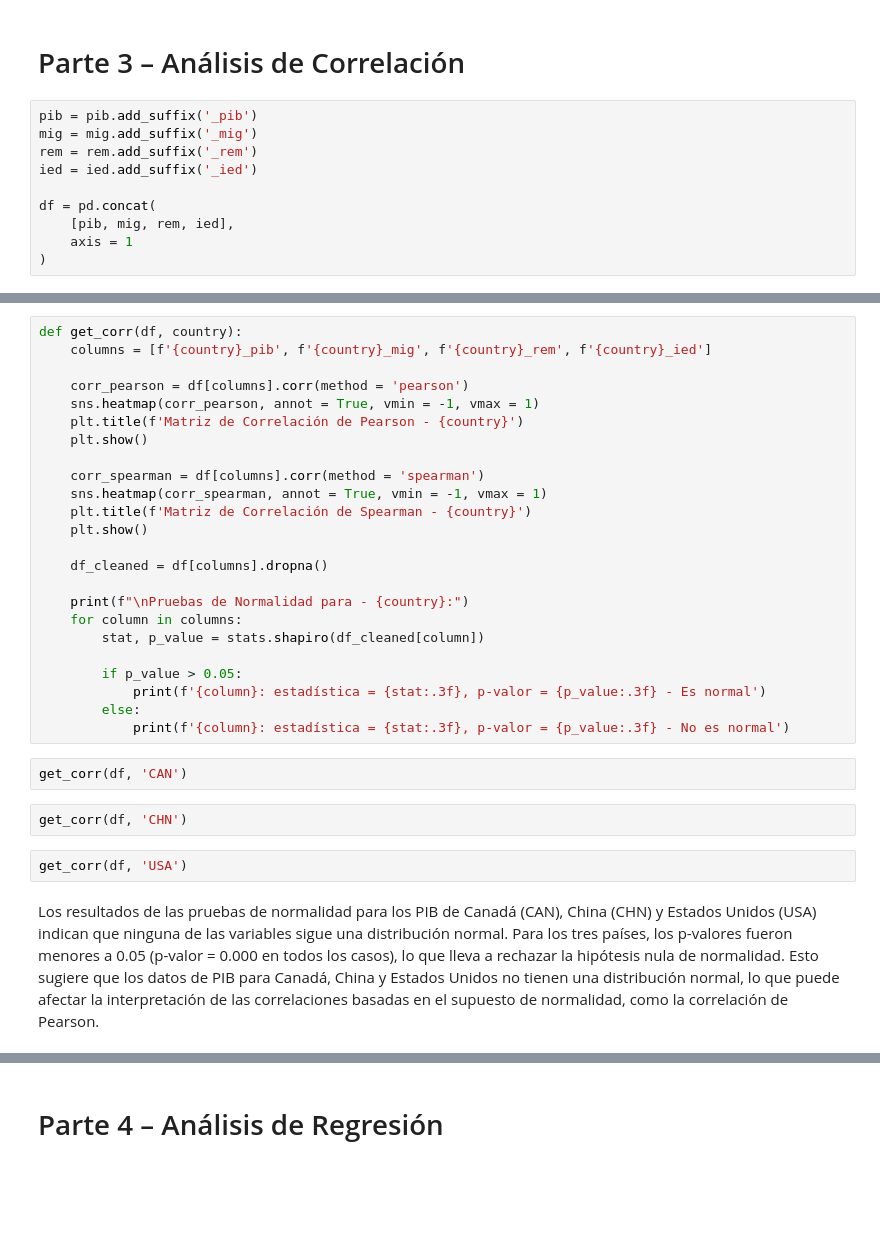
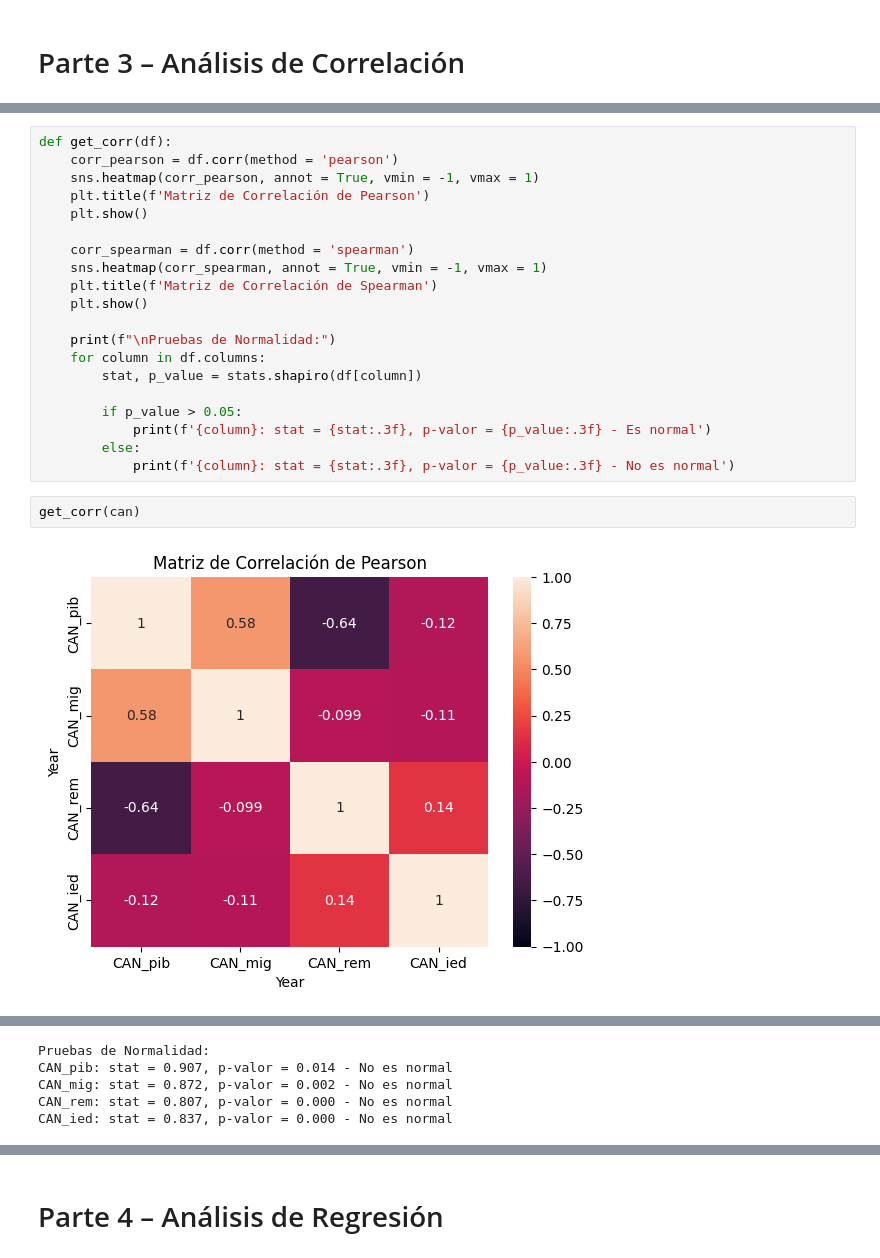
Before and after one commit to Maquililo/prueba-reclutamiento-python, a Jupyter notebook: notebook.ipynb, the cells around one changed output, grey strips where cells are left out. Saved outputs shown, nothing was run; the diff lists cells and outputs as text; blank space fills up the shorter version.

```diff
--- a/notebook.ipynb
+++ b/notebook.ipynb
@@ -634,12 +687,2 @@ De la misma manera, el IED proyectada para los próximos cinco años, en Canadá
 # %% [markdown]
 # Parte 3 – Análisis de Correlación
-# %%
-pib = pib.add_suffix('_pib')
-mig = mig.add_suffix('_mig')
-rem = rem.add_suffix('_rem')
-ied = ied.add_suffix('_ied')
-
-df = pd.concat(
-    [pib, mig, rem, ied],
-    axis = 1
-)
@@ -648,33 +689,24 @@ df.head()
 # %%
-def get_corr(df, country):
-    columns = [f'{country}_pib', f'{country}_mig', f'{country}_rem', f'{country}_ied']
-
-    corr_pearson = df[columns].corr(method = 'pearson')
+def get_corr(df):
+    corr_pearson = df.corr(method = 'pearson')
     sns.heatmap(corr_pearson, annot = True, vmin = -1, vmax = 1)
-    plt.title(f'Matriz de Correlación de Pearson - {country}')
+    plt.title(f'Matriz de Correlación de Pearson')
     plt.show()
 
-    corr_spearman = df[columns].corr(method = 'spearman')
+    corr_spearman = df.corr(method = 'spearman')
     sns.heatmap(corr_spearman, annot = True, vmin = -1, vmax = 1)
-    plt.title(f'Matriz de Correlación de Spearman - {country}')
+    plt.title(f'Matriz de Correlación de Spearman')
     plt.show()
 
-    df_cleaned = df[columns].dropna()
-
-    print(f"\nPruebas de Normalidad para - {country}:")
-    for column in columns:
-        stat, p_value = stats.shapiro(df_cleaned[column])
+    print(f"\nPruebas de Normalidad:")
+    for column in df.columns:
+        stat, p_value = stats.shapiro(df[column])
 
         if p_value > 0.05:
-            print(f'{column}: estadística = {stat:.3f}, p-valor = {p_value:.3f} - Es normal')
+            print(f'{column}: stat = {stat:.3f}, p-valor = {p_value:.3f} - Es normal')
         else:
-            print(f'{column}: estadística = {stat:.3f}, p-valor = {p_value:.3f} - No es normal')
+            print(f'{column}: stat = {stat:.3f}, p-valor = {p_value:.3f} - No es normal')
-# %%
-get_corr(df, 'CAN')
-# %%
-get_corr(df, 'CHN')
-# %%
-get_corr(df, 'USA')
-# %% [markdown]
-
-Los resultados de las pruebas de normalidad para los PIB de Canadá (CAN), China (CHN) y Estados Unidos (USA) indican que ninguna de las variables sigue una distribución normal. Para los tres países, los p-valores fueron menores a 0.05 (p-valor = 0.000 en todos los casos), lo que lleva a rechazar la hipótesis nula de normalidad. Esto sugiere que los datos de PIB para Canadá, China y Estados Unidos no tienen una distribución normal, lo que puede afectar la interpretación de las correlaciones basadas en el supuesto de normalidad, como la correlación de Pearson.
+# %%
+get_corr(can)
+# %% [output]
+[figure, added]
@@ -680,0 +714,5 @@ Los resultados de las pruebas de normalidad para los PIB de Canadá (CAN), China
+Pruebas de Normalidad:
+CAN_pib: stat = 0.907, p-valor = 0.014 - No es normal
+CAN_mig: stat = 0.872, p-valor = 0.002 - No es normal
+CAN_rem: stat = 0.807, p-valor = 0.000 - No es normal
+CAN_ied: stat = 0.837, p-valor = 0.000 - No es normal
```
Also changed, not shown: parts of 31 cells of this notebook.
